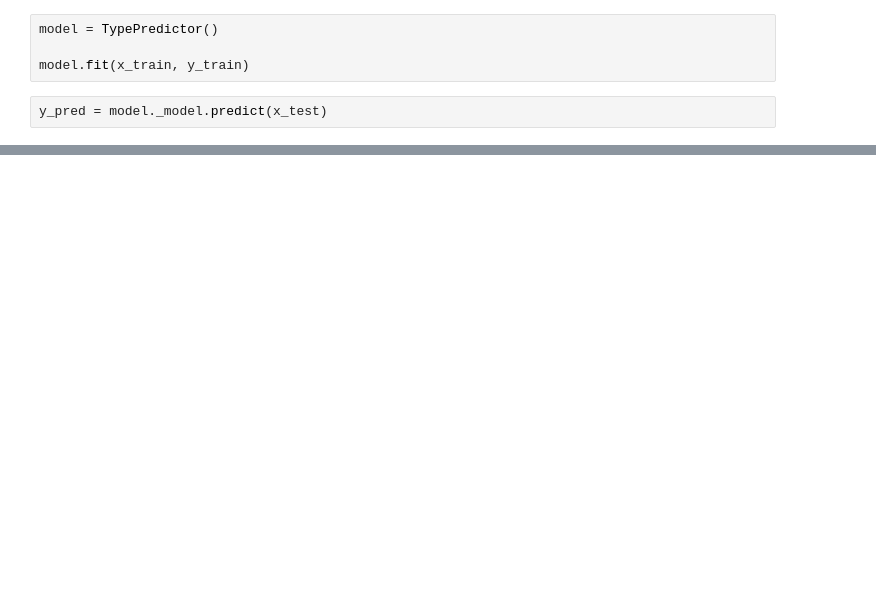
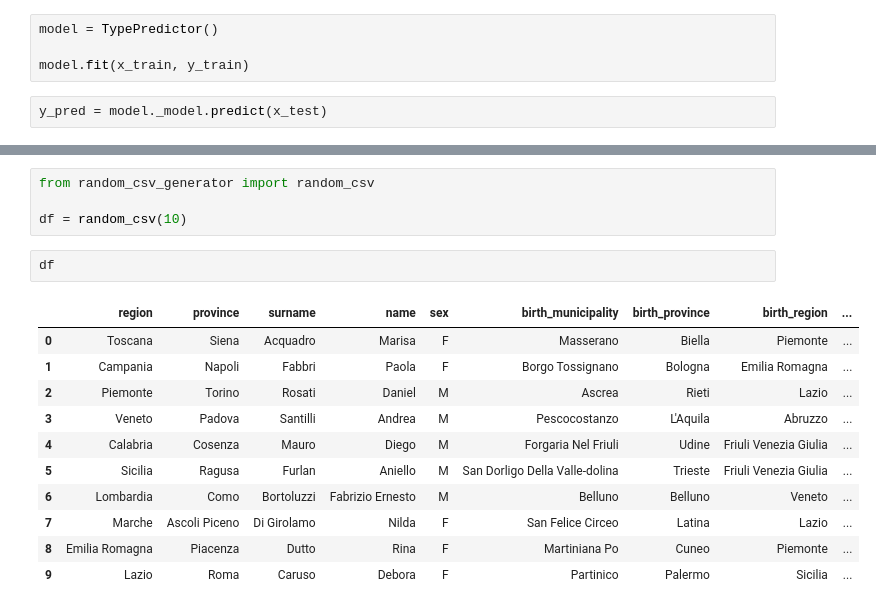
Before and after one commit to LucaCappelletti94/italian_csv_type_prediction, a Jupyter notebook: Model for simple types.ipynb, the cells around one changed output, grey strips where cells are left out. Drawn from its saved outputs; the diff is of its cells as text; blank space fills up the shorter version.

```diff
--- a/Model for simple types.ipynb
+++ b/Model for simple types.ipynb
@@ -40,0 +41,18 @@ accuracy_score(y_test, y_pred), balanced_accuracy_score(y_test, y_pred)
+# %%
+from random_csv_generator import random_csv
+
+df = random_csv(10)
+# %%
+df
+# %% [output]
+|  | region | province | surname | name | sex | birth_municipality | birth_province | birth_region | ... |
+| 0 | Toscana | Siena | Acquadro | Marisa | F | Masserano | Biella | Piemonte | ... |
+| 1 | Campania | Napoli | Fabbri | Paola | F | Borgo Tossignano | Bologna | Emilia Romagna | ... |
+| 2 | Piemonte | Torino | Rosati | Daniel | M | Ascrea | Rieti | Lazio | ... |
+| 3 | Veneto | Padova | Santilli | Andrea | M | Pescocostanzo | L'Aquila | Abruzzo | ... |
+| 4 | Calabria | Cosenza | Mauro | Diego | M | Forgaria Nel Friuli | Udine | Friuli Venezia Giulia | ... |
+| 5 | Sicilia | Ragusa | Furlan | Aniello | M | San Dorligo Della Valle-dolina | Trieste | Friuli Venezia Giulia | ... |
+| 6 | Lombardia | Como | Bortoluzzi | Fabrizio Ernesto | M | Belluno | Belluno | Veneto | ... |
+| 7 | Marche | Ascoli Piceno | Di Girolamo | Nilda | F | San Felice Circeo | Latina | Lazio | ... |
+| 8 | Emilia Romagna | Piacenza | Dutto | Rina | F | Martiniana Po | Cuneo | Piemonte | ... |
+| 9 | Lazio | Roma | Caruso | Debora | F | Partinico | Palermo | Sicilia | ... |
```
Also changed, not shown: parts of 5 cells of this notebook, 6 other files.
